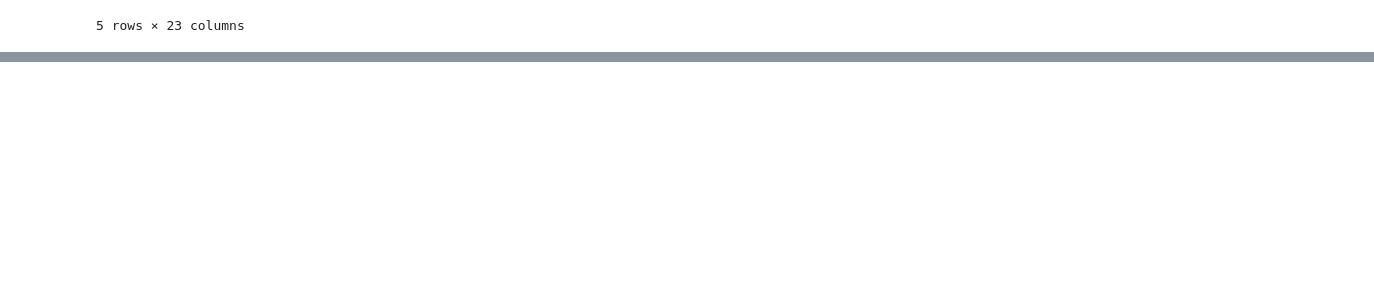
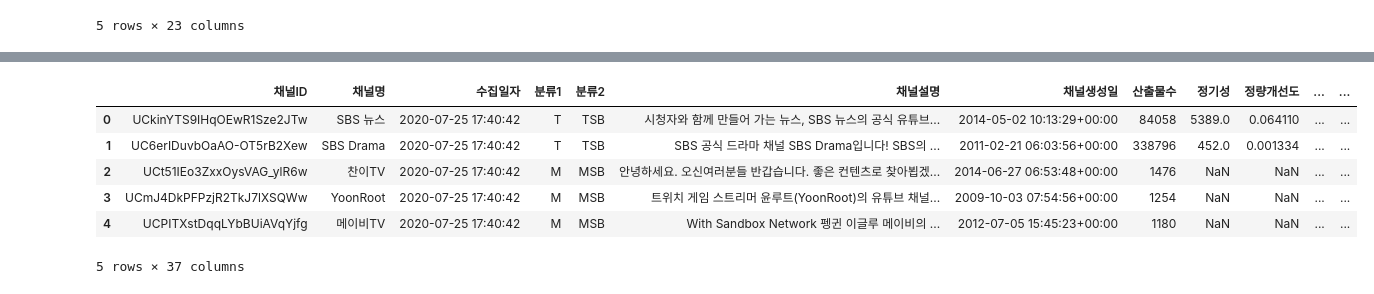
Before and after one commit to stephenwonchulsong/BDC_SampleData, a Jupyter notebook: 01_DataCleaning_JHJ.ipynb, the cells around one changed output, grey strips where cells are left out. Drawn from its saved outputs; the diff is of its cells as text; code cells hidden in the pictures; blank space fills up the shorter version.

```diff
--- a/01_DataCleaning_JHJ.ipynb
+++ b/01_DataCleaning_JHJ.ipynb
@@ -144,6 +129,6 @@ df3M
 | 2020-07-25 | pnGQMGEnQWA | 2020-07-26 00:18:30 | 2020-07-25 03:00:15+00:00 | UCwZTeeKyb1hT6sg8tfOaZiA | 천하제일 모창대회! (라스에서 용트림하는 추성훈 창법ㅋㅋㅋㅋ... | [아프리카TV ★임다★] BJ★임다★를 아프리카TV 생방송 ... | https://i.ytimg.com/vi/pnGQMGEnQW... | 임다아재개그웃긴영상레전드웃겨라아프리카tv모창대회모창릴레이모창... | 24 | ... |
 115319 rows × 19 columns
 # %%
-#extract number of videos from the last three months
-chanvid=df3M.channelId.value_counts().rename_axis("channelId").reset_index(name="M3_video")
-chanvid
+#extract number of videos from the last three months using above df
+chanvid=df3M.channelId.value_counts().rename_axis("channelId").reset_index(name="3M_video")
+chanvid=chanvid.fillna(value=0)
@@ -164,7 +135,8 @@ chanvid
 # %%
-#석달간 outcome 합
+#3 month outcomes together
 df3M_sum=df3M.groupby(["channelId"]).sum().reset_index()
 df3M_sum=df3M_sum.rename(columns={"viewCount":"3M_viewCount", "likeCount":"3M_likeCount", "commentCount":"3M_commentCount", "dislikeCount":"3M_dislikeCount"})
+df3M_sum=df3M_sum.fillna(value=0)
 df3M_sum
 # %% [output]
 |  | channelId | 3M_viewCount | 3M_likeCount | 3M_dislikeCount | 3M_commentCount |
@@ -202,0 +168,24 @@ df_channel.head()
+# %%
+#create final dataset
+df_channel_k=df_channel
+df_channel_k["산출물수"]=df_channel["videoCount"]
+df_channel_k["정기성"]=df_channel["3M_video"]
+df_channel_k["정량개선도"]=(df_channel["3M_video"])/(df_channel["videoCount"])
+df_channel_k["구독자수"]=df_channel.subscriberCount
+df_channel_k["총조회수"]=df_channel.viewCount
+df_channel_k["총좋아요수"]=df_channel.likeCount
+df_channel_k["총싫어요수"]=df_channel.dislikeCount
+df_channel_k["총댓글수"]=df_channel.commentCount
+df_channel_k["MAU"]=(df_channel.viewCount)/(df_channel.subscriberCount)
+df_channel_k["최근조회수"]=df_channel["3M_viewCount"]
+df_channel_k["최근좋아요수"]=df_channel["3M_likeCount"]
+df_channel_k["최근싫어요수"]=df_channel["3M_dislikeCount"]
+df_channel_k["최근댓글수"]=df_channel["3M_commentCount"]
+df_channel_k["조회수개선도"]=df_channel_k["최근조회수"]/df_channel_k["총조회수"]
+df_channel_k["좋아요개선도"]=df_channel_k["최근좋아요수"]/df_channel_k["총좋아요수"]
+df_channel_k["댓글수개선도"]=df_channel_k["최근댓글수"]/df_channel_k["총댓글수"]
+df_channel_k["정성개선도"]=df_channel_k["조회수개선도"]+df_channel_k["좋아요개선도"]+df_channel_k["댓글수개선도"]
+df_channel_k=df_channel_k.reset_index()
+df_channel_k=df_channel_k.drop(['index','thumbnailUrl', 'country', 'viewCount', 'commentCount', 'subscriberCount', 'hiddenSubscriberCount', 'videoCount', 'keywords', 'unsubscribedTrailer', 'likeCount', 'dislikeCount', '3M_video', "3M_viewCount", "3M_likeCount", "3M_dislikeCount","3M_commentCount"], axis=1)
+df_channel_k=df_channel_k.rename(columns={"channelId":"채널ID", "title":"채널명", "collectedTime":"수집일자", "category":"분류1", "sub_category":"분류2", "description":"채널설명", "publishedAt":"채널생성일","hiddenSubscriberCount":"구독자숨김"})
+df_channel_k.columns
@@ -247,0 +208,15 @@ dfK_ch.rename(columns={"title":"채널명", "collectedTime":"수집일자", "cat
+# %%
+#create standardized score
+Tcols=['산출물수', '정기성', '정량개선도', '구독자수', '총조회수', '총좋아요수', '총싫어요수', '총댓글수', 'MAU', '최근조회수', '최근좋아요수', '최근싫어요수', '최근댓글수']#columns for T-score generation
+for item in Tcols:
+    item_Tscore=item+"_Tscore"
+    df_channel_k[item_Tscore]=100+10*((df_channel_k[item] - df_channel_k[item].mean())/(df_channel_k[item].std()))#T-score=100+10z
+df_channel_k.head()
+# %% [output]
+|  | 채널ID | 채널명 | 수집일자 | 분류1 | 분류2 | 채널설명 | 채널생성일 | 산출물수 | 정기성 | 정량개선도 | ... | ... |
+| 0 | UCkinYTS9IHqOEwR1Sze2JTw | SBS 뉴스 | 2020-07-25 17:40:42 | T | TSB | 시청자와 함께 만들어 가는 뉴스, SBS 뉴스의 공식 유튜브... | 2014-05-02 10:13:29+00:00 | 84058 | 5389.0 | 0.064110 | ... | ... |
+| 1 | UC6erIDuvbOaAO-OT5rB2Xew | SBS Drama | 2020-07-25 17:40:42 | T | TSB | SBS 공식 드라마 채널 SBS Drama입니다! SBS의 ... | 2011-02-21 06:03:56+00:00 | 338796 | 452.0 | 0.001334 | ... | ... |
+| 2 | UCt51IEo3ZxxOysVAG_ylR6w | 찬이TV | 2020-07-25 17:40:42 | M | MSB | 안녕하세요. 오신여러분들 반갑습니다. 좋은 컨텐츠로 찾아뵙겠... | 2014-06-27 06:53:48+00:00 | 1476 | NaN | NaN | ... | ... |
+| 3 | UCmJ4DkPFPzjR2TkJ7lXSQWw | YoonRoot | 2020-07-25 17:40:42 | M | MSB | 트위치 게임 스트리머 윤루트(YoonRoot)의 유튜브 채널... | 2009-10-03 07:54:56+00:00 | 1254 | NaN | NaN | ... | ... |
+| 4 | UCPITXstDqqLYbBUiAVqYjfg | 메이비TV | 2020-07-25 17:40:42 | M | MSB | With Sandbox Network 펭귄 이글루 메이비의 ... | 2012-07-05 15:45:23+00:00 | 1180 | NaN | NaN | ... | ... |
+5 rows × 37 columns
```
Also changed, not shown: parts of 22 cells of this notebook.
